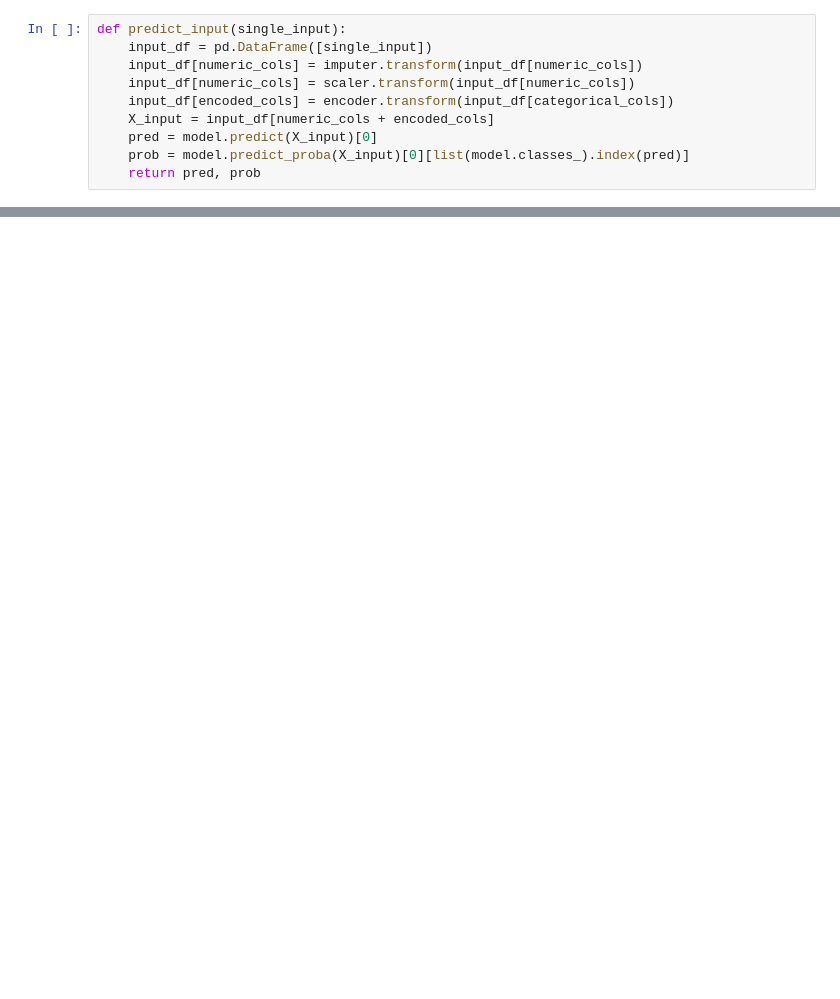
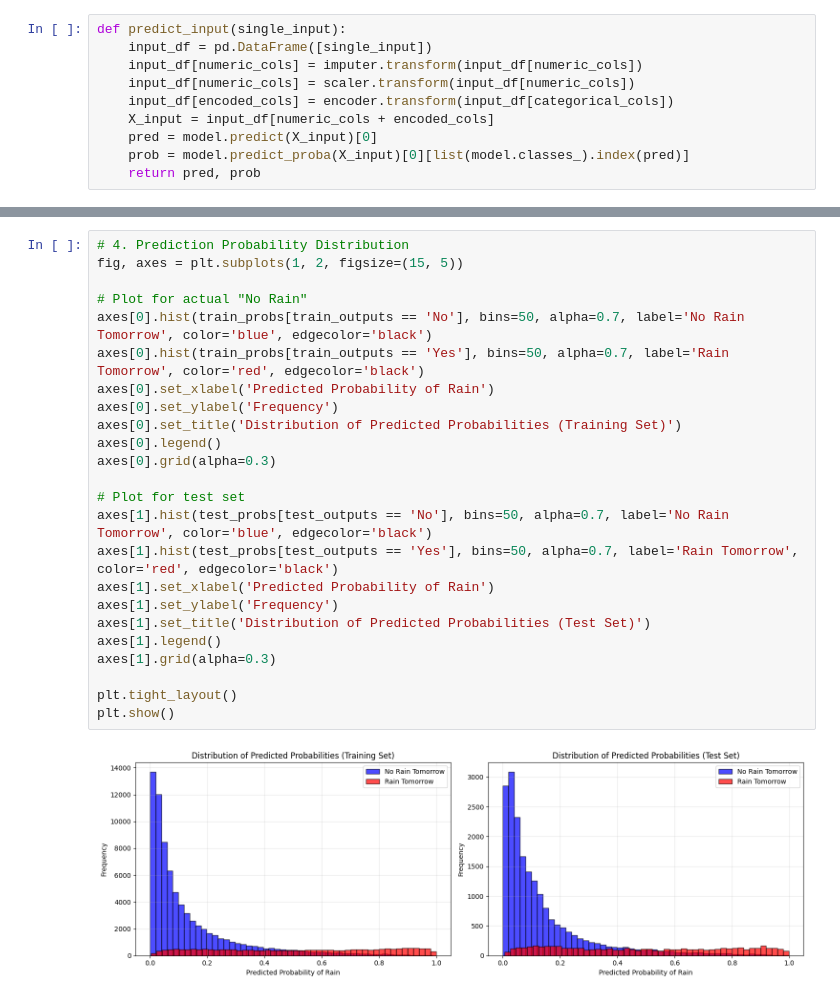
Before and after one commit to toRK25/Logistic-regression, a Jupyter notebook: pakoda.ipynb, the cells around one changed output, grey strips where cells are left out. Drawn from its saved outputs; the diff is of its cells as text; blank space fills up the shorter version.

```diff
--- a/pakoda.ipynb
+++ b/pakoda.ipynb
@@ -297,0 +577,26 @@ predict_input(new_input)
+# %%
+# 4. Prediction Probability Distribution
+fig, axes = plt.subplots(1, 2, figsize=(15, 5))
+
+# Plot for actual "No Rain"
+axes[0].hist(train_probs[train_outputs == 'No'], bins=50, alpha=0.7, label='No Rain Tomorrow', color='blue', edgecolor='black')
+axes[0].hist(train_probs[train_outputs == 'Yes'], bins=50, alpha=0.7, label='Rain Tomorrow', color='red', edgecolor='black')
+axes[0].set_xlabel('Predicted Probability of Rain')
+axes[0].set_ylabel('Frequency')
+axes[0].set_title('Distribution of Predicted Probabilities (Training Set)')
+axes[0].legend()
+axes[0].grid(alpha=0.3)
+
+# Plot for test set
+axes[1].hist(test_probs[test_outputs == 'No'], bins=50, alpha=0.7, label='No Rain Tomorrow', color='blue', edgecolor='black')
+axes[1].hist(test_probs[test_outputs == 'Yes'], bins=50, alpha=0.7, label='Rain Tomorrow', color='red', edgecolor='black')
+axes[1].set_xlabel('Predicted Probability of Rain')
+axes[1].set_ylabel('Frequency')
+axes[1].set_title('Distribution of Predicted Probabilities (Test Set)')
+axes[1].legend()
+axes[1].grid(alpha=0.3)
+
+plt.tight_layout()
+plt.show()
+# %% [output]
+[figure, added]
```
Also changed, not shown: parts of 30 cells of this notebook.
